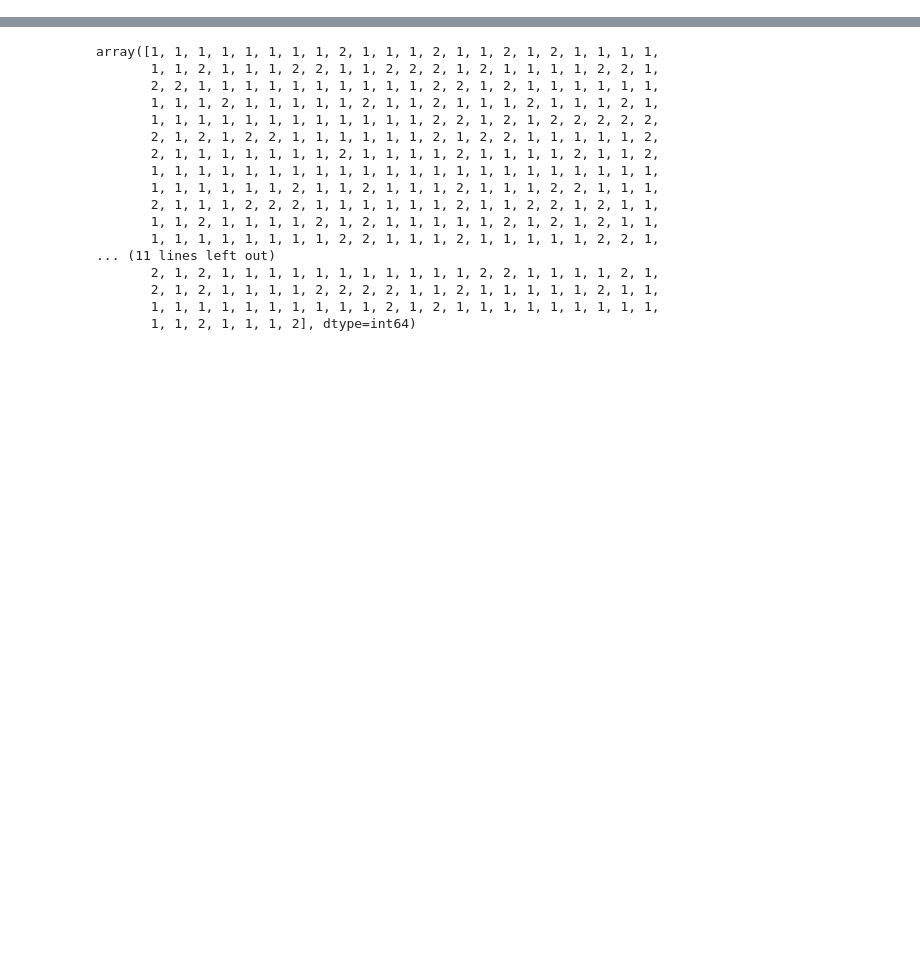
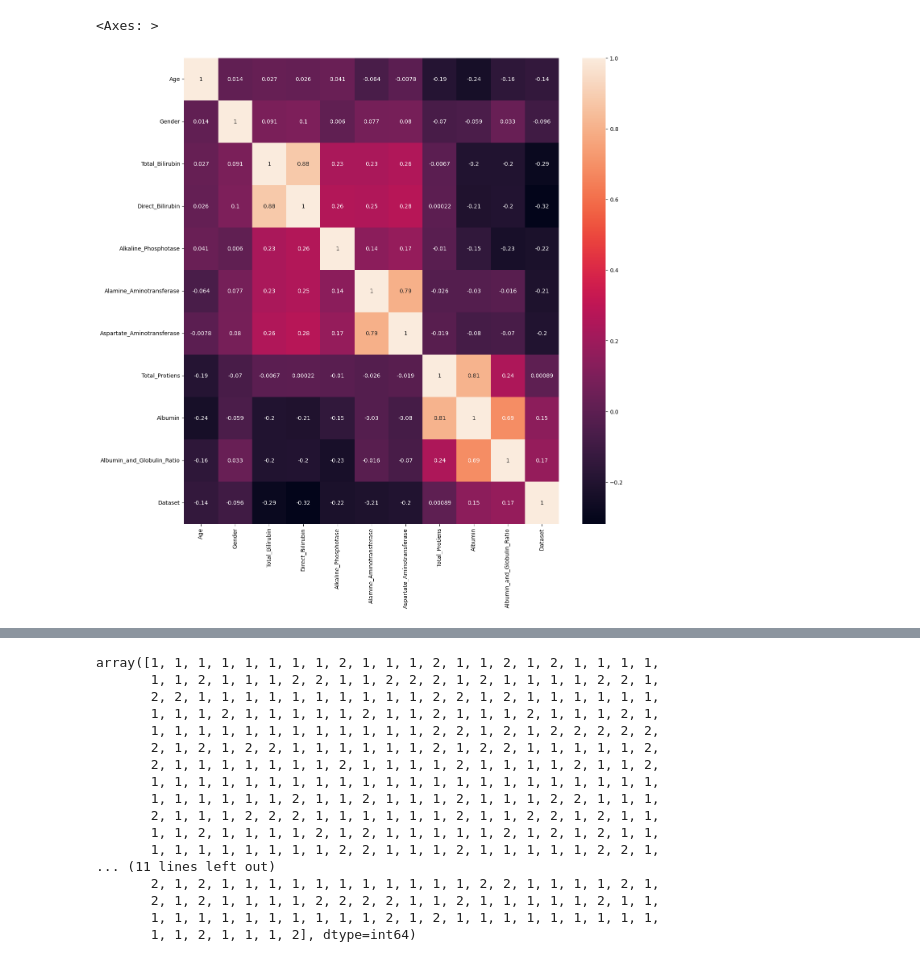
Before and after one commit to MochammadAryaJadmika/MachineLearning-Tubes, a Jupyter notebook: Tubes_ML_KNN.ipynb, the cells around one changed output, grey strips where cells are left out. Cells and saved outputs as stored; diff of their text form; code cells hidden in the pictures; blank space fills up the shorter version.

```diff
--- a/Tubes_ML_KNN.ipynb
+++ b/Tubes_ML_KNN.ipynb
@@ -18,0 +29,7 @@ data.head()
+# %%
+# showing column wise %ge of NaN values they contains
+null_col = []
+for i in data.columns:
+  print(i,"\t-\t", data[i].isna().mean()*100)
+  if data[i].isna().mean()*100 > 0:
+    null_col.append(i)
@@ -18,0 +108,10 @@ data.head()
+# %%
+for i in new_df.select_dtypes(include=['object']).columns:
+  new_df[i] = new_df[i].astype(str).astype(float)
+# %%
+cormap = new_df.corr()
+fig, ax = plt.subplots(figsize=(15,15))
+sns.heatmap(cormap, annot = True)
+# %% [output]
+<Axes: >
+[figure, added]
```
Also changed, not shown: parts of 28 cells of this notebook, 1 other file.
